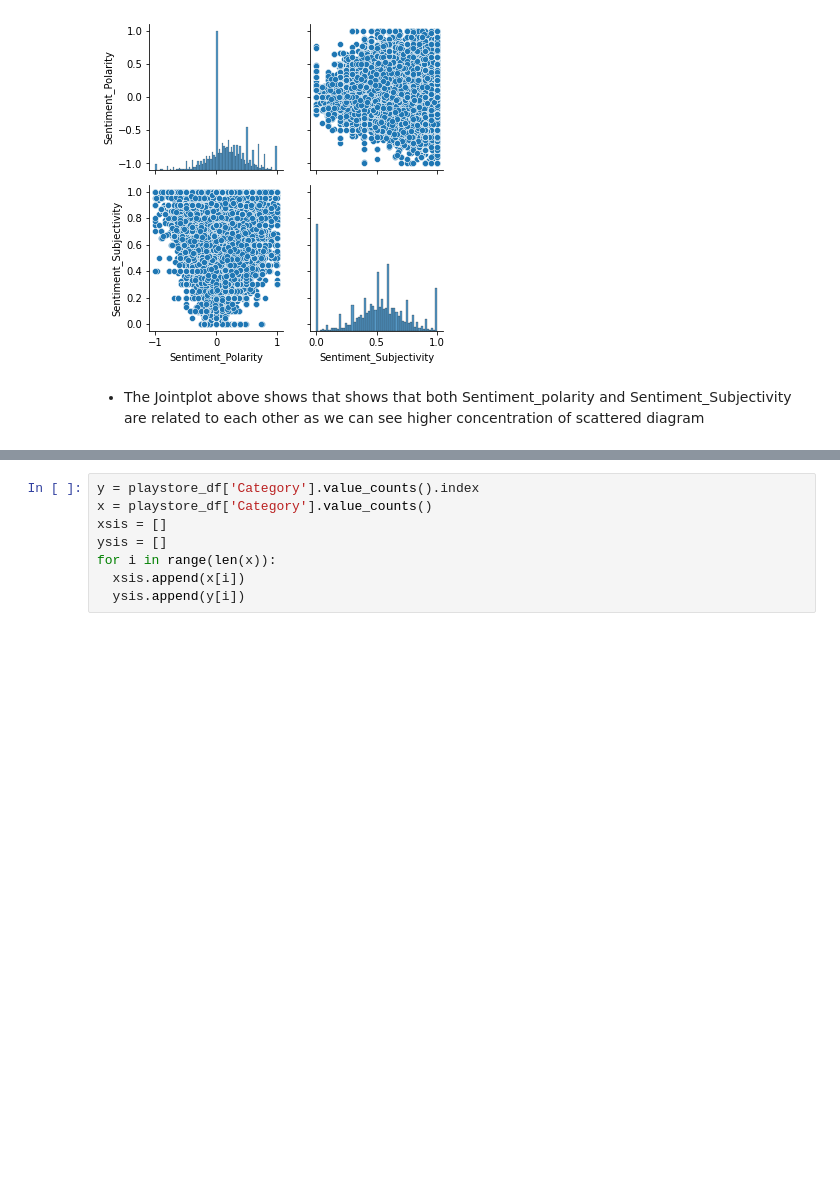
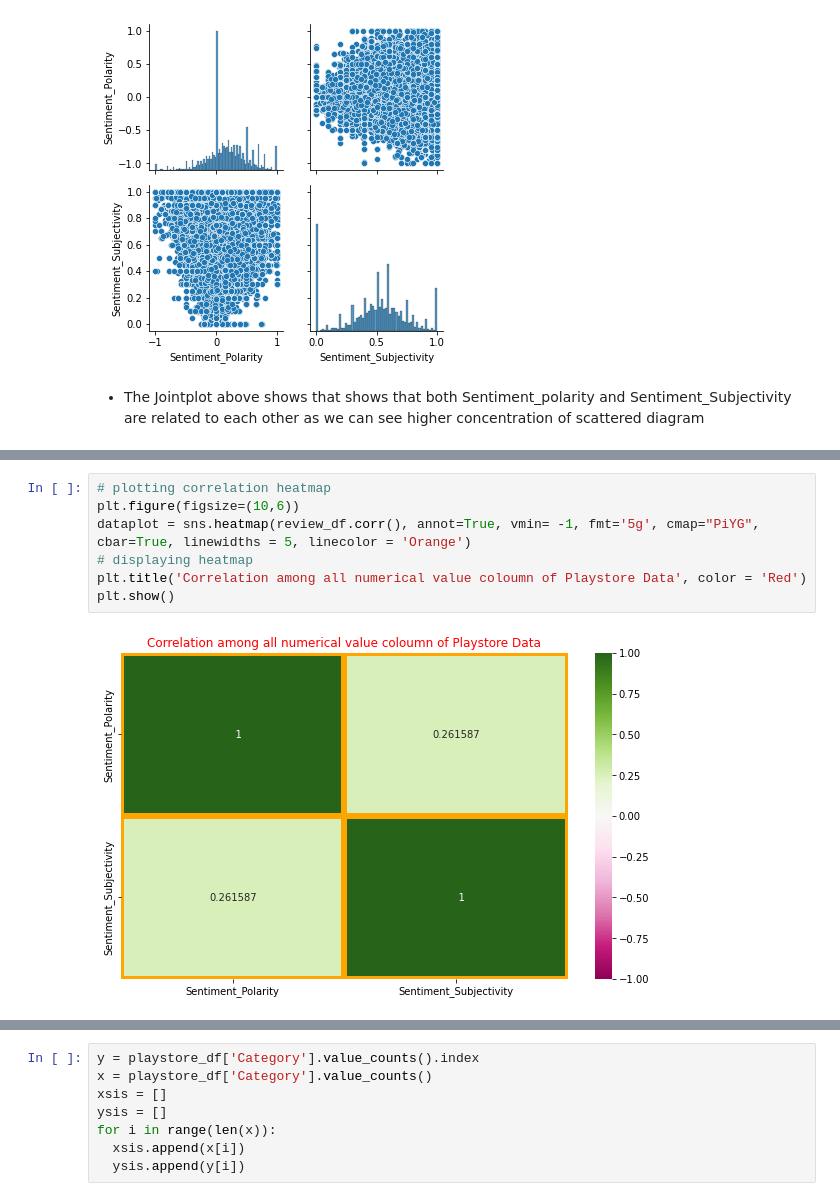
Before and after one commit to manasb2208/Play-Store-App-Review-Analysis, a Jupyter notebook: Manas_Biswas_Play_Store_App_Review_Analysis.ipynb, the cells around one changed output, grey strips where cells are left out. Drawn from its saved outputs; the diff is of its cells as text; blank space fills up the shorter version.

```diff
--- a/Manas_Biswas_Play_Store_App_Review_Analysis.ipynb
+++ b/Manas_Biswas_Play_Store_App_Review_Analysis.ipynb
@@ -610,0 +616,9 @@ plt.show()
+# %%
+# plotting correlation heatmap
+plt.figure(figsize=(10,6))
+dataplot = sns.heatmap(review_df.corr(), annot=True, vmin= -1, fmt='5g', cmap="PiYG", cbar=True, linewidths = 5, linecolor = 'Orange')
+# displaying heatmap
+plt.title('Correlation among all numerical value coloumn of Playstore Data', color = 'Red')
+plt.show()
+# %% [output]
+[figure, added]
```
Also changed, not shown: parts of 50 cells of this notebook.
